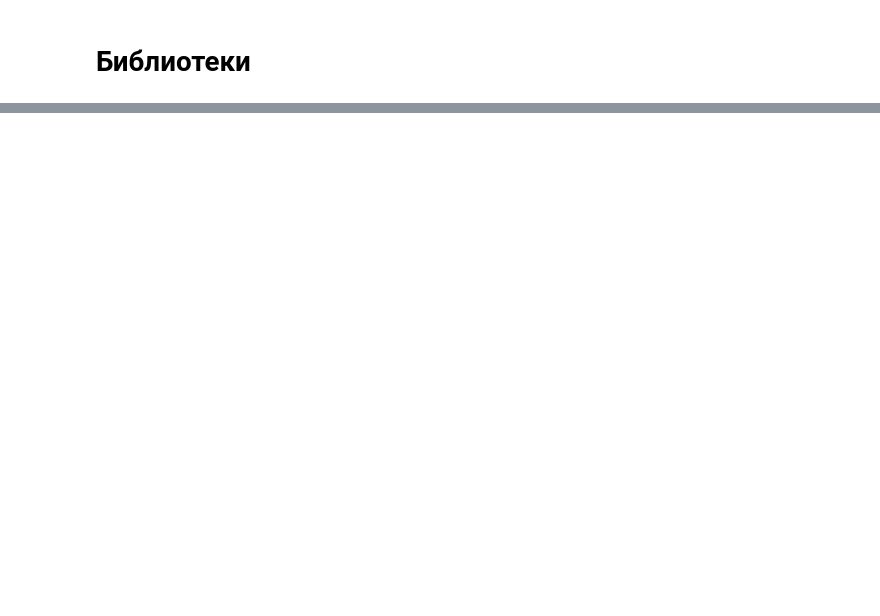
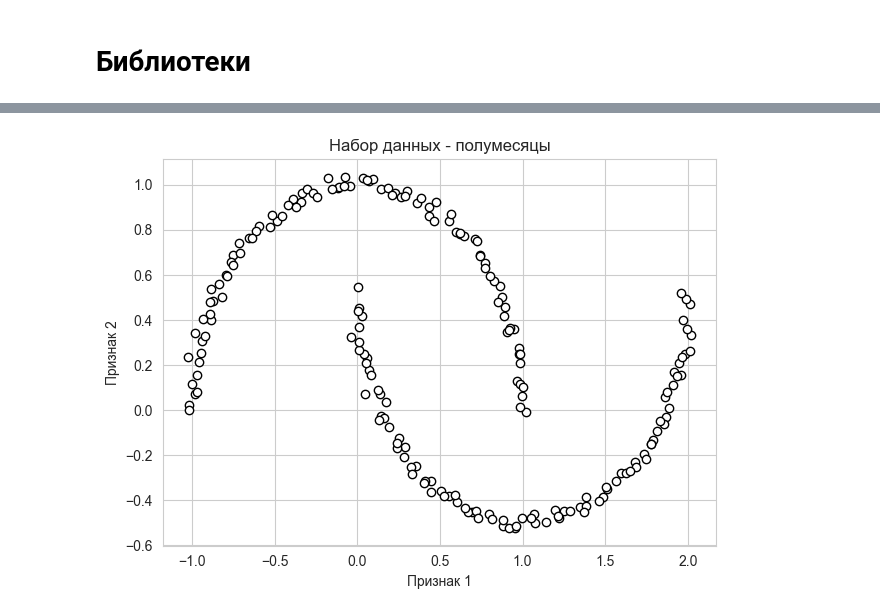
Before and after one commit to Safuanov888/Unsupervised_learning_VUZ, a Jupyter notebook: Models.ipynb, the cells around one changed output, grey strips where cells are left out. Saved outputs shown, nothing was run; the diff lists cells and outputs as text; code cells hidden in the pictures; blank space fills up the shorter version.

```diff
--- a/Models.ipynb
+++ b/Models.ipynb
@@ -18,0 +39,10 @@ sns.set_style('dark')
+# %%
+X1, y1 = make_moons(n_samples=200, noise=0.02, random_state=42)
+# %%
+plt.scatter(X1[:, 0], X1[:, 1], c='white', edgecolor='black')
+plt.xlabel('Признак 1')
+plt.ylabel('Признак 2')
+plt.title('Набор данных - полумесяцы')
+plt.tight_layout()
+# %% [output]
+[figure, added]
```
Also changed, not shown: parts of 5 cells of this notebook.
